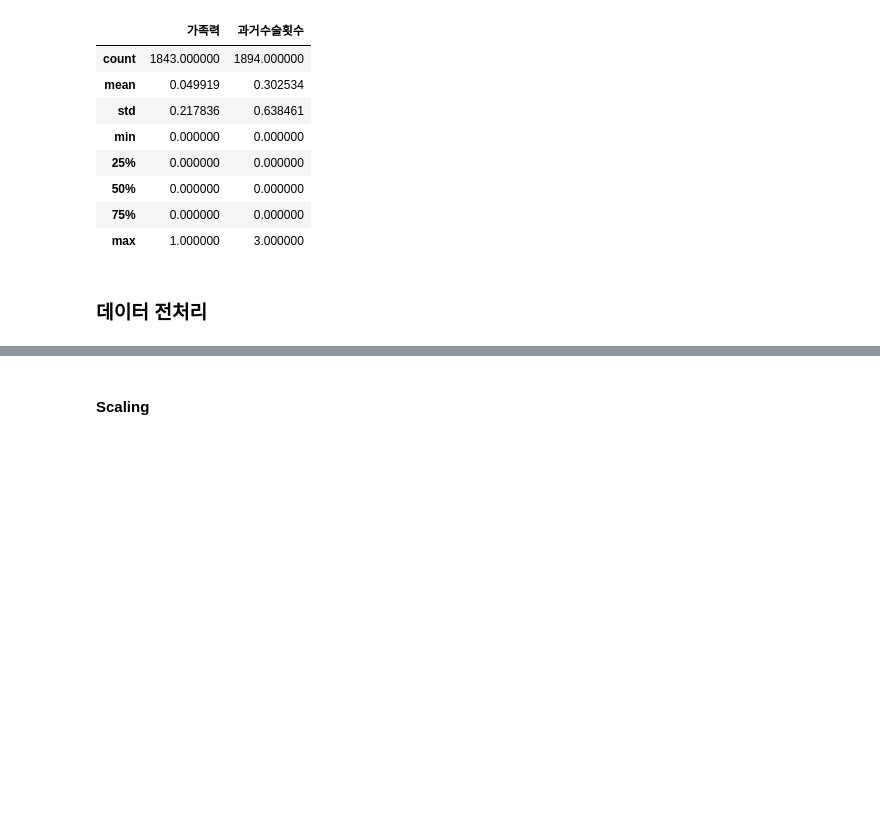
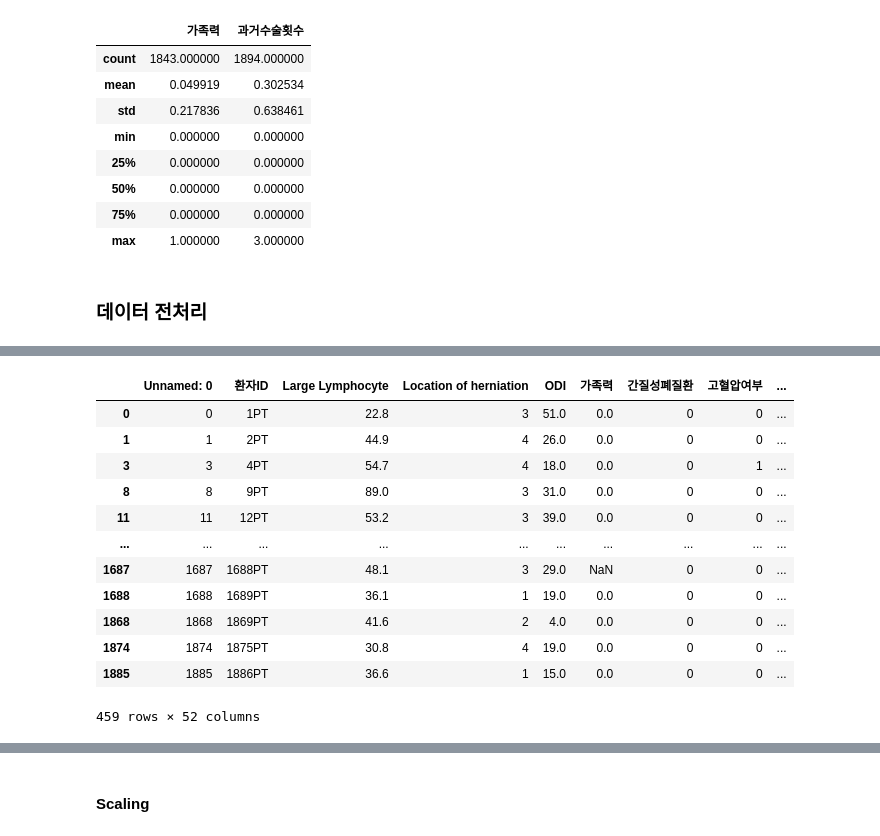
Before and after one commit to ohjisu320/study_AIs, a Jupyter notebook: docs/quests/MLs/SpineSurgeryList_FeatureEngin.ipynb, the cells around one changed output, grey strips where cells are left out. Drawn from its saved outputs; the diff is of its cells as text; code cells hidden in the pictures; blank space fills up the shorter version.

```diff
--- a/docs/quests/MLs/SpineSurgeryList_FeatureEngin.ipynb
+++ b/docs/quests/MLs/SpineSurgeryList_FeatureEngin.ipynb
@@ -76,3 +101,20 @@ df_SSL[['가족력', '과거수술횟수']].describe()
+# %%
+df_SSL = outlier(df_SSL)
+df_SSL
+# %% [output]
+|  | Unnamed: 0 | 환자ID | Large Lymphocyte | Location of herniation | ODI | 가족력 | 간질성폐질환 | 고혈압여부 | ... |
+| 0 | 0 | 1PT | 22.8 | 3 | 51.0 | 0.0 | 0 | 0 | ... |
+| 1 | 1 | 2PT | 44.9 | 4 | 26.0 | 0.0 | 0 | 0 | ... |
+| 3 | 3 | 4PT | 54.7 | 4 | 18.0 | 0.0 | 0 | 1 | ... |
+| 8 | 8 | 9PT | 89.0 | 3 | 31.0 | 0.0 | 0 | 0 | ... |
+| 11 | 11 | 12PT | 53.2 | 3 | 39.0 | 0.0 | 0 | 0 | ... |
+| ... | ... | ... | ... | ... | ... | ... | ... | ... | ... |
+| 1687 | 1687 | 1688PT | 48.1 | 3 | 29.0 | NaN | 0 | 0 | ... |
+| 1688 | 1688 | 1689PT | 36.1 | 1 | 19.0 | 0.0 | 0 | 0 | ... |
+| 1868 | 1868 | 1869PT | 41.6 | 2 | 4.0 | 0.0 | 0 | 0 | ... |
+| 1874 | 1874 | 1875PT | 30.8 | 4 | 19.0 | 0.0 | 0 | 0 | ... |
+| 1885 | 1885 | 1886PT | 36.6 | 1 | 15.0 | 0.0 | 0 | 0 | ... |
+459 rows × 52 columns
 # %%
 df_SSL_extract = df_SSL[['재발여부','ODI', 'PI', 'PT', '골밀도', '지방축적도', '가족력', '과거수술횟수']].copy()
 df_SSL_extract.dropna(inplace=True)
```
Also changed, not shown: parts of 13 cells of this notebook.
